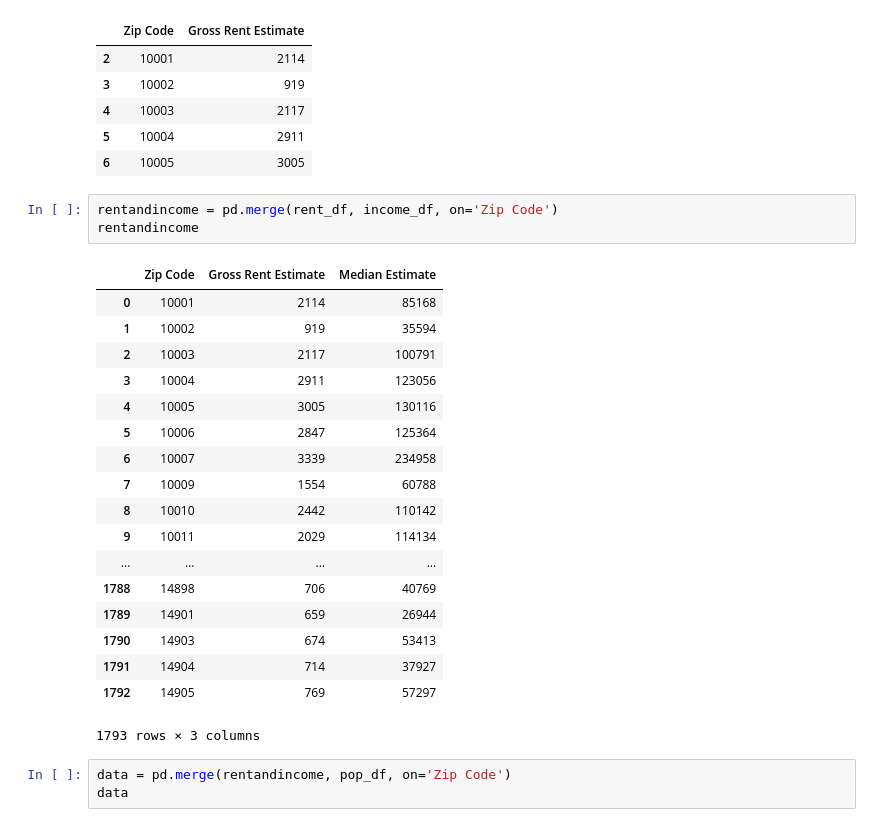
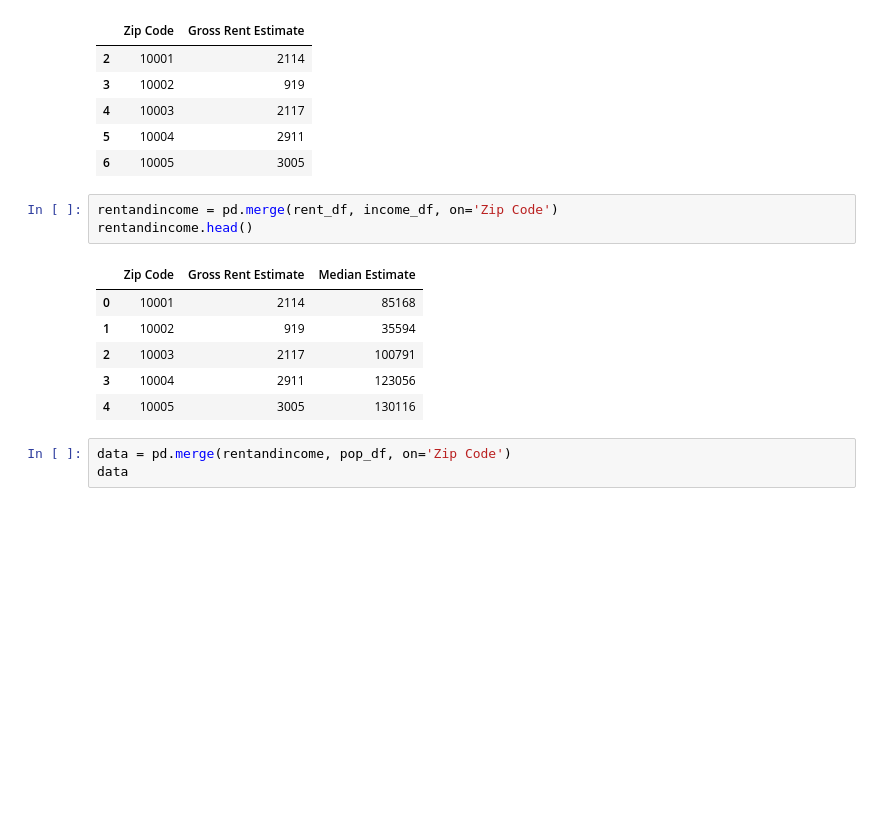
Before and after one commit to kahartman2/Project_NYC_311, a Jupyter notebook: DataFrame Merges.ipynb, the cells around one changed output. Cells and saved outputs as stored; diff of their text form; blank space fills up the shorter version.

```diff
--- a/DataFrame Merges.ipynb
+++ b/DataFrame Merges.ipynb
@@ -92,26 +92,14 @@ rent_df.head()
 | 6 | 10005 | 3005 |
 # %%
 rentandincome = pd.merge(rent_df, income_df, on='Zip Code')
-rentandincome
+rentandincome.head()
 # %% [output]
 |  | Zip Code | Gross Rent Estimate | Median Estimate |
 | 0 | 10001 | 2114 | 85168 |
 | 1 | 10002 | 919 | 35594 |
 | 2 | 10003 | 2117 | 100791 |
 | 3 | 10004 | 2911 | 123056 |
 | 4 | 10005 | 3005 | 130116 |
-| 5 | 10006 | 2847 | 125364 |
-| 6 | 10007 | 3339 | 234958 |
-| 7 | 10009 | 1554 | 60788 |
-| 8 | 10010 | 2442 | 110142 |
-| 9 | 10011 | 2029 | 114134 |
-| ... | ... | ... | ... |
-| 1788 | 14898 | 706 | 40769 |
-| 1789 | 14901 | 659 | 26944 |
-| 1790 | 14903 | 674 | 53413 |
-| 1791 | 14904 | 714 | 37927 |
-| 1792 | 14905 | 769 | 57297 |
-1793 rows × 3 columns
 # %%
 data = pd.merge(rentandincome, pop_df, on='Zip Code')
 data
```
Also changed, not shown: parts of 6 cells of this notebook.
